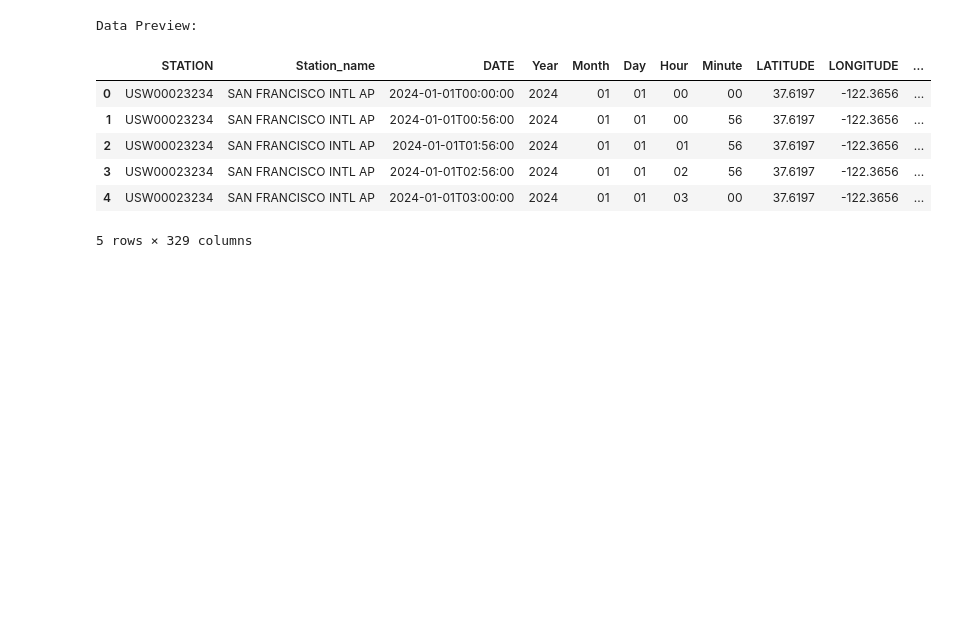
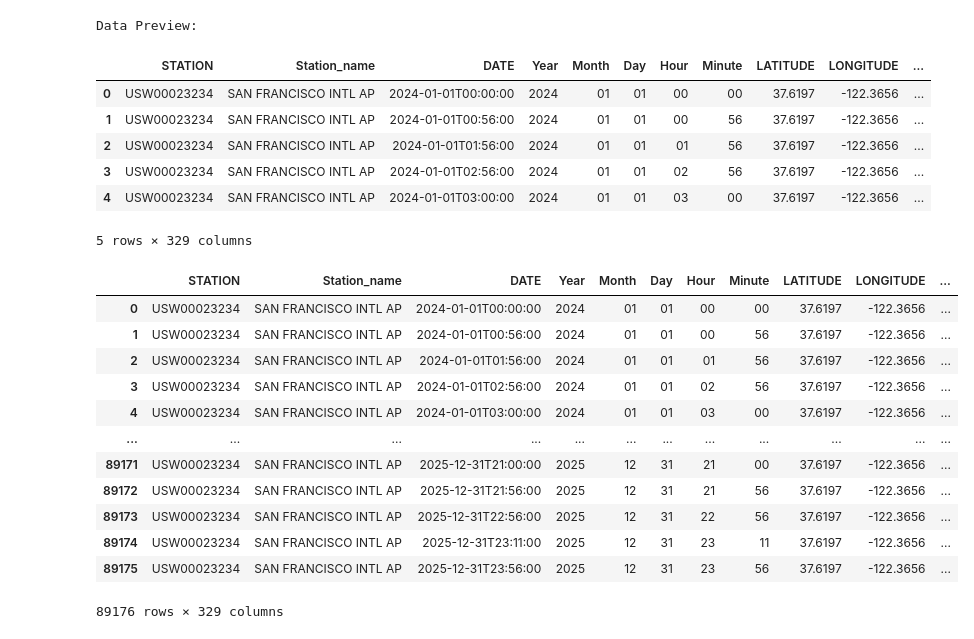
Before and after one commit to UC-Berkeley-I-School/207-Summer26-FinalProject-MLModel, a Jupyter notebook: Data_Extraction/SFO_NOAA_raw_YvonneChook/SFO_NOAA_raw_Data_Extraction.ipynb, the cells around one changed output. Drawn from its saved outputs; the diff is of its cells as text; code cells hidden in the pictures; blank space fills up the shorter version.

```diff
--- a/Data_Extraction/SFO_NOAA_raw_YvonneChook/SFO_NOAA_raw_Data_Extraction.ipynb
+++ b/Data_Extraction/SFO_NOAA_raw_YvonneChook/SFO_NOAA_raw_Data_Extraction.ipynb
@@ -92,3 +66,19 @@ Data Preview:
 | 3 | USW00023234 | SAN FRANCISCO INTL AP | 2024-01-01T02:56:00 | 2024 | 01 | 01 | 02 | 56 | 37.6197 | -122.3656 | ... |
 | 4 | USW00023234 | SAN FRANCISCO INTL AP | 2024-01-01T03:00:00 | 2024 | 01 | 01 | 03 | 00 | 37.6197 | -122.3656 | ... |
 5 rows × 329 columns
+# %%
+NOAA_SFO_df
+# %% [output]
+|  | STATION | Station_name | DATE | Year | Month | Day | Hour | Minute | LATITUDE | LONGITUDE | ... |
+| 0 | USW00023234 | SAN FRANCISCO INTL AP | 2024-01-01T00:00:00 | 2024 | 01 | 01 | 00 | 00 | 37.6197 | -122.3656 | ... |
+| 1 | USW00023234 | SAN FRANCISCO INTL AP | 2024-01-01T00:56:00 | 2024 | 01 | 01 | 00 | 56 | 37.6197 | -122.3656 | ... |
+| 2 | USW00023234 | SAN FRANCISCO INTL AP | 2024-01-01T01:56:00 | 2024 | 01 | 01 | 01 | 56 | 37.6197 | -122.3656 | ... |
+| 3 | USW00023234 | SAN FRANCISCO INTL AP | 2024-01-01T02:56:00 | 2024 | 01 | 01 | 02 | 56 | 37.6197 | -122.3656 | ... |
+| 4 | USW00023234 | SAN FRANCISCO INTL AP | 2024-01-01T03:00:00 | 2024 | 01 | 01 | 03 | 00 | 37.6197 | -122.3656 | ... |
+| ... | ... | ... | ... | ... | ... | ... | ... | ... | ... | ... | ... |
+| 89171 | USW00023234 | SAN FRANCISCO INTL AP | 2025-12-31T21:00:00 | 2025 | 12 | 31 | 21 | 00 | 37.6197 | -122.3656 | ... |
+| 89172 | USW00023234 | SAN FRANCISCO INTL AP | 2025-12-31T21:56:00 | 2025 | 12 | 31 | 21 | 56 | 37.6197 | -122.3656 | ... |
+| 89173 | USW00023234 | SAN FRANCISCO INTL AP | 2025-12-31T22:56:00 | 2025 | 12 | 31 | 22 | 56 | 37.6197 | -122.3656 | ... |
+| 89174 | USW00023234 | SAN FRANCISCO INTL AP | 2025-12-31T23:11:00 | 2025 | 12 | 31 | 23 | 11 | 37.6197 | -122.3656 | ... |
+| 89175 | USW00023234 | SAN FRANCISCO INTL AP | 2025-12-31T23:56:00 | 2025 | 12 | 31 | 23 | 56 | 37.6197 | -122.3656 | ... |
+89176 rows × 329 columns
```
Also changed, not shown: parts of 1 cell of this notebook, 3 other files.
